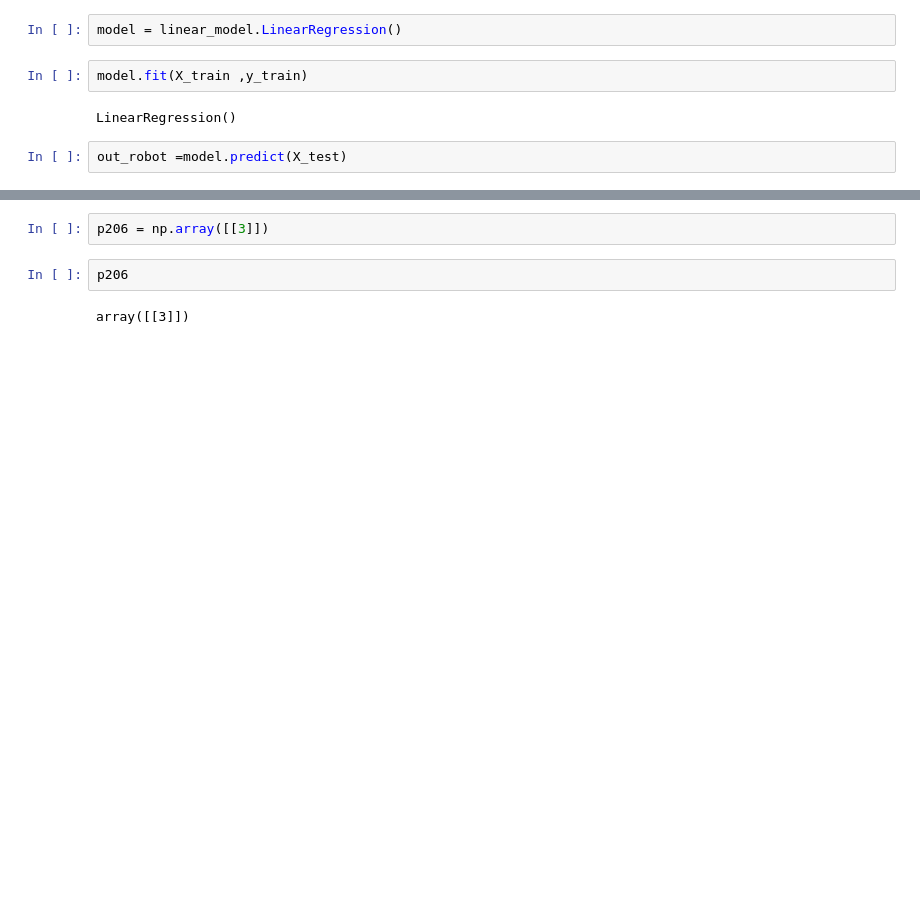
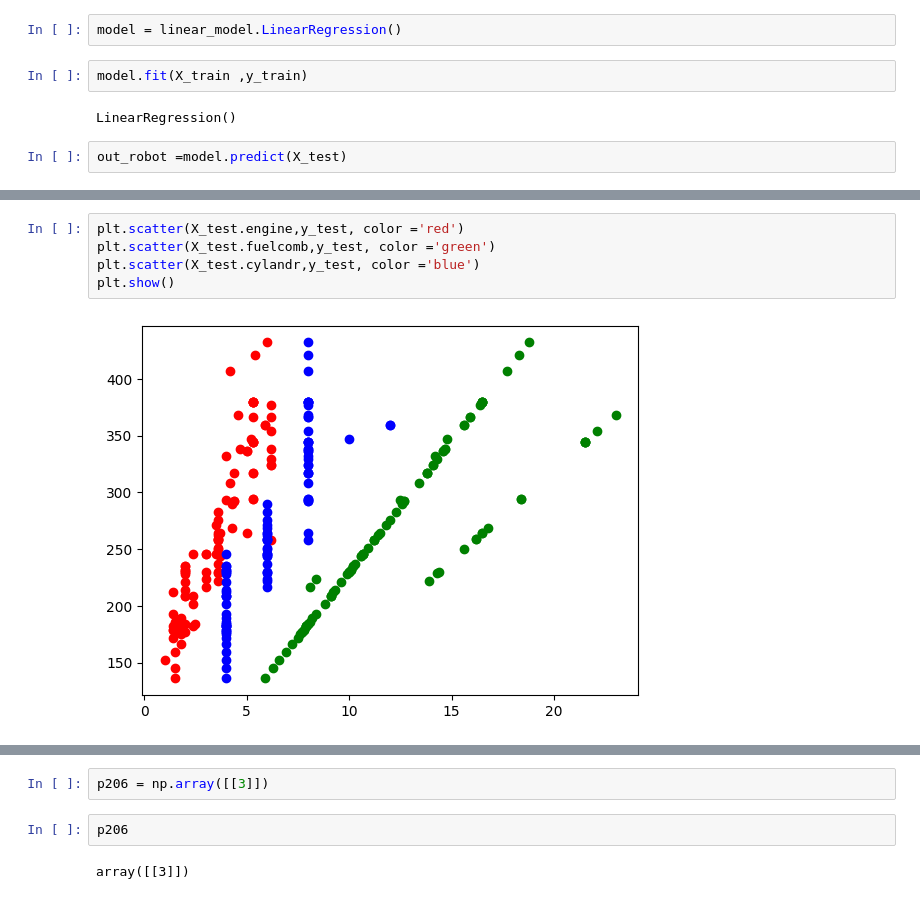
Before and after one commit to Malihashahi/Ai2, a Jupyter notebook: Ml2.ipynb, the cells around one changed output, grey strips where cells are left out. Drawn from its saved outputs; the diff is of its cells as text; blank space fills up the shorter version.

```diff
--- a/Ml2.ipynb
+++ b/Ml2.ipynb
@@ -116 +116,8 @@ X_test
+# %%
+plt.scatter(X_test.engine,y_test, color ='red')
+plt.scatter(X_test.fuelcomb,y_test, color ='green')
+plt.scatter(X_test.cylandr,y_test, color ='blue')
+plt.show()
+# %% [output]
+[figure, added]
 # %%
```
Also changed, not shown: parts of 6 cells of this notebook.
